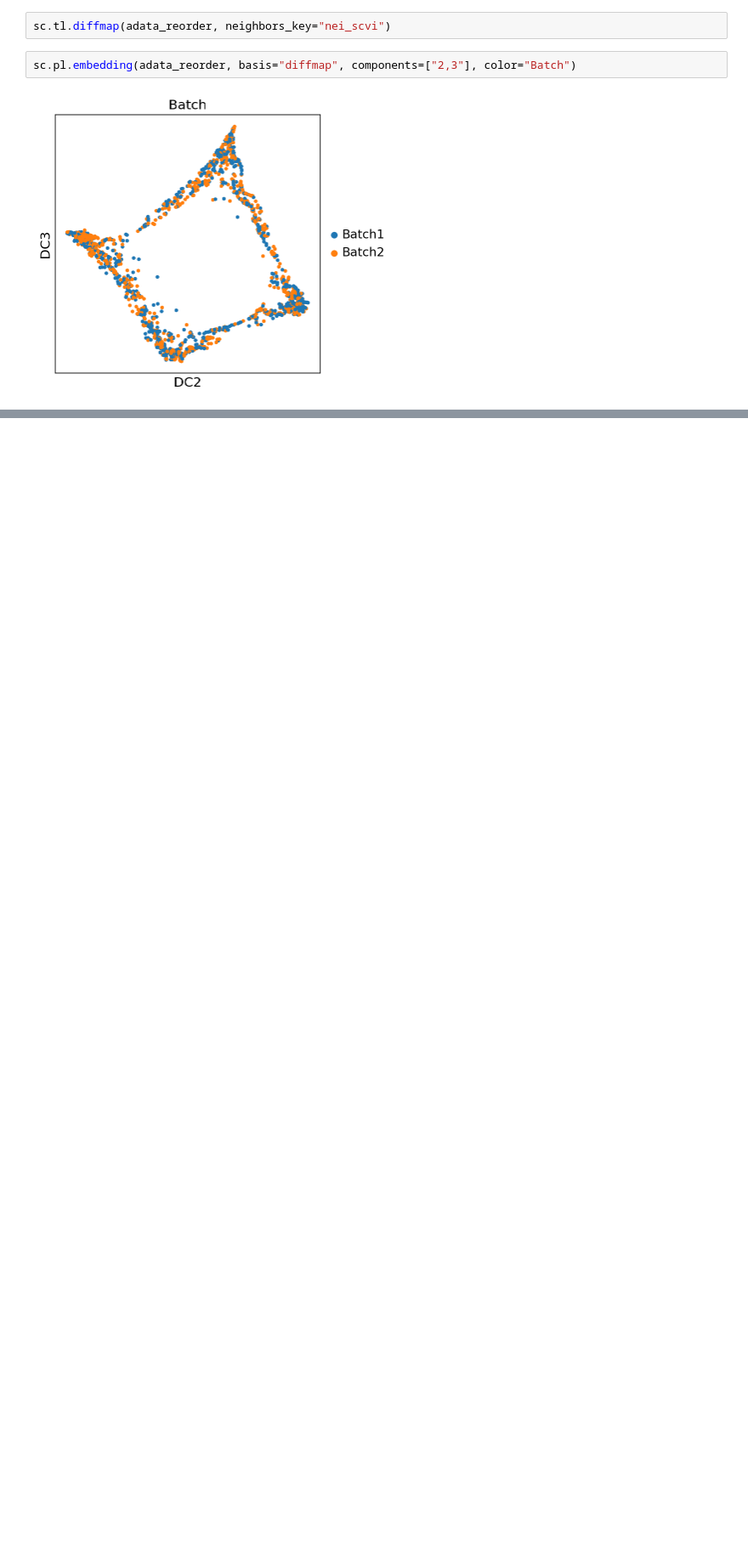
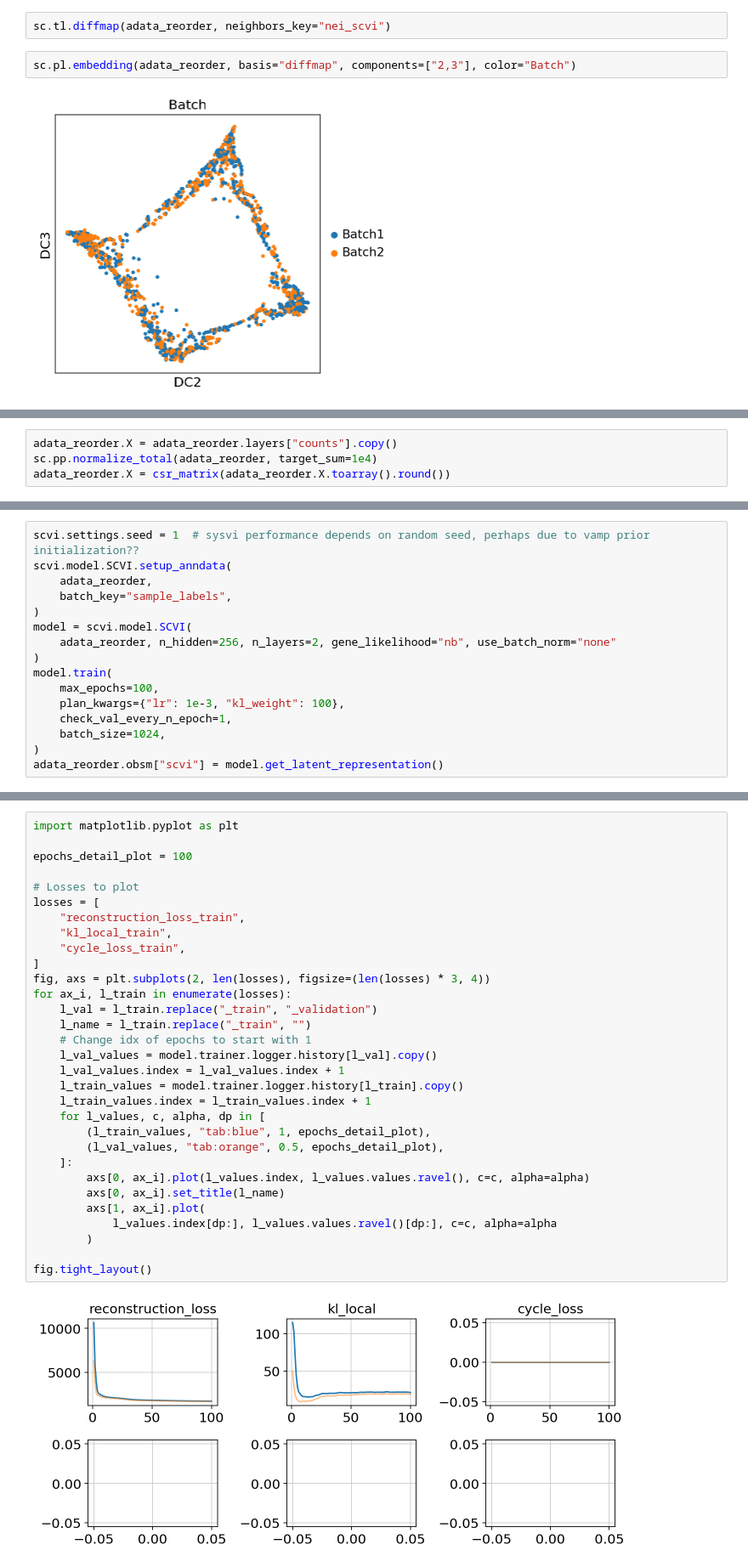
Before and after one commit to stanfish06/vae, a Jupyter notebook: scripts/test_scvi.ipynb, the cells around one changed output, grey strips where cells are left out. Shown at 85% size. Cells and saved outputs as stored; diff of their text form; blank space fills up the shorter version.

Commit message:
update: add sysvi and change its guassian target distribution to negative binomial

```diff
--- a/scripts/test_scvi.ipynb
+++ b/scripts/test_scvi.ipynb
@@ -156,0 +173,4 @@ sc.pl.embedding(adata_reorder, basis="diffmap", components=["2,3"], color="Batch
+# %%
+adata_reorder.X = adata_reorder.layers["counts"].copy()
+sc.pp.normalize_total(adata_reorder, target_sum=1e4)
+adata_reorder.X = csr_matrix(adata_reorder.X.toarray().round())
@@ -156,0 +218,16 @@ sc.pl.embedding(adata_reorder, basis="diffmap", components=["2,3"], color="Batch
+# %%
+scvi.settings.seed = 1  # sysvi performance depends on random seed, perhaps due to vamp prior initialization??
+scvi.model.SCVI.setup_anndata(
+    adata_reorder,
+    batch_key="sample_labels",
+)
+model = scvi.model.SCVI(
+    adata_reorder, n_hidden=256, n_layers=2, gene_likelihood="nb", use_batch_norm="none"
+)
+model.train(
+    max_epochs=100,
+    plan_kwargs={"lr": 1e-3, "kl_weight": 100},
+    check_val_every_n_epoch=1,
+    batch_size=1024,
+)
+adata_reorder.obsm["scvi"] = model.get_latent_representation()
@@ -156,0 +243,33 @@ sc.pl.embedding(adata_reorder, basis="diffmap", components=["2,3"], color="Batch
+# %%
+import matplotlib.pyplot as plt
+
+epochs_detail_plot = 100
+
+# Losses to plot
+losses = [
+    "reconstruction_loss_train",
+    "kl_local_train",
+    "cycle_loss_train",
+]
+fig, axs = plt.subplots(2, len(losses), figsize=(len(losses) * 3, 4))
+for ax_i, l_train in enumerate(losses):
+    l_val = l_train.replace("_train", "_validation")
+    l_name = l_train.replace("_train", "")
+    # Change idx of epochs to start with 1
+    l_val_values = model.trainer.logger.history[l_val].copy()
+    l_val_values.index = l_val_values.index + 1
+    l_train_values = model.trainer.logger.history[l_train].copy()
+    l_train_values.index = l_train_values.index + 1
+    for l_values, c, alpha, dp in [
+        (l_train_values, "tab:blue", 1, epochs_detail_plot),
+        (l_val_values, "tab:orange", 0.5, epochs_detail_plot),
+    ]:
+        axs[0, ax_i].plot(l_values.index, l_values.values.ravel(), c=c, alpha=alpha)
+        axs[0, ax_i].set_title(l_name)
+        axs[1, ax_i].plot(
+            l_values.index[dp:], l_values.values.ravel()[dp:], c=c, alpha=alpha
+        )
+
+fig.tight_layout()
+# %% [output]
+[figure, added]
```
Also changed, not shown: parts of 9 cells of this notebook, 7 other files.
